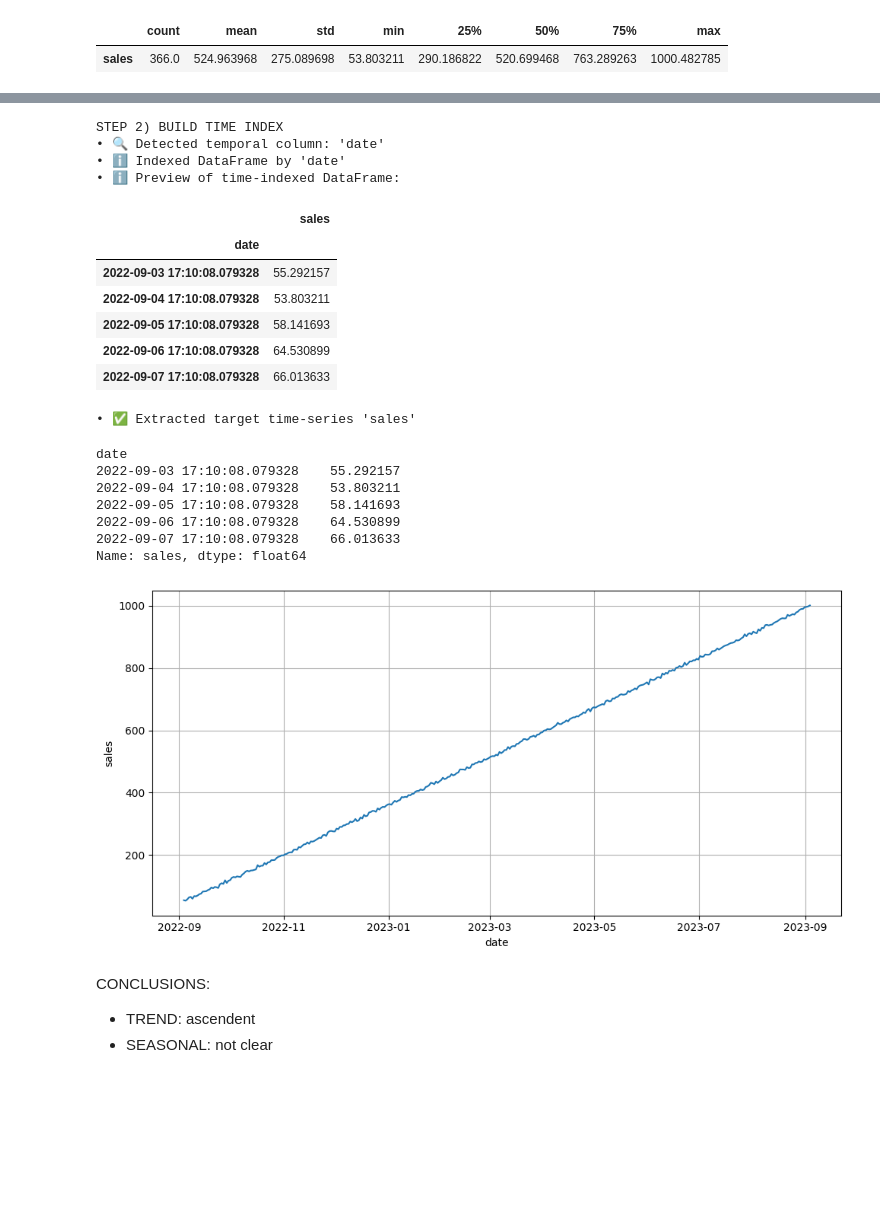
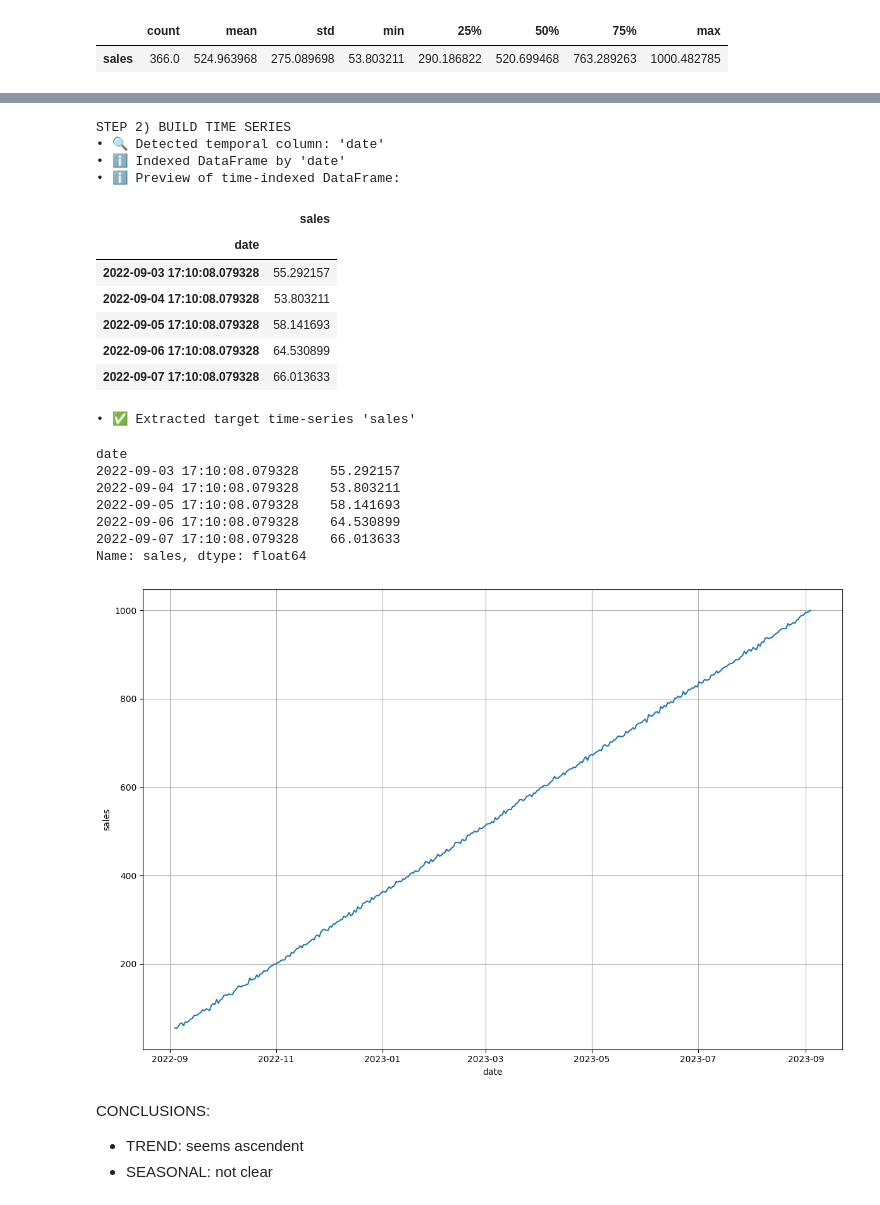
Before and after one commit to cbadil12/time-series-project, a Jupyter notebook: src/explore.ipynb, the cells around one changed output, grey strips where cells are left out. Saved outputs shown, nothing was run; the diff lists cells and outputs as text; code cells hidden in the pictures; blank space fills up the shorter version.

```diff
--- a/src/explore.ipynb
+++ b/src/explore.ipynb
@@ -74,6 +214,9 @@ min_text_avg_words  = 3       # Recommended: >3 words → avoids titles/labels
 min_rows_in_dataset = 75      # Recommended: > 75
 max_numeric_var = 5           # More than 5 is odd for a time-series
 freq_ratio_threshold = 0.7    # Recommended: > 0.7 (values from 0 to 1)
+# Plotting
+figHeight_unit = 8
+figWidth_unit = 12
 # %%
 print("STEP 0) LOAD RAW DATAFRAME")
 
@@ -354,29 +497,7 @@ elif dataset_type == "TIME-SERIES":
         df_S1_freq_ratio = (serie_date_time_diff_S1 == df_S1_most_common_delta).mean()
         # Determine granularity
         df_S1_seconds = df_S1_most_common_delta.total_seconds()
-        if df_S1_seconds < 1:
-            granularity = "sub-second"
-        elif df_S1_seconds >= 1 and df_S1_seconds < 60:
-            granularity = "second"
-        elif df_S1_seconds >= 60 and df_S1_seconds < 3600:
-            granularity = "minute"
-        elif df_S1_seconds >= 3600 and df_S1_seconds < 86400:
-            granularity = "hour"
-        elif df_S1_seconds == 86400:
-            granularity = "day"
-        elif df_S1_seconds > 86400 and df_S1_seconds <= 86400 * 7:
-            granularity = "multi-day"
-        elif df_S1_seconds == 86400 * 7:
-            granularity = "week"
-        elif df_S1_seconds > 86400 * 7 and df_S1_seconds < 86400 * 28:
-            granularity = "weekly-to-monthly"
-        elif df_S1_seconds >= 86400 * 28 and df_S1_seconds <= 86400 * 31:
-            granularity = "month"
-        elif df_S1_seconds > 86400 * 31 and df_S1_seconds <= 86400 * 92:
-            granularity = "quarter"
-        else:
-            granularity = "year-or-more"
-
+        granularity = determine_granularity(df_S1_seconds)
         log(f"Most common interval: {df_S1_most_common_delta} (granularity: {granularity})", level=2, custom_icon="📅")
         log(f"Smallest interval: {df_S1_smallest_delta}", level=2, custom_icon="📅")
         log(f"Frequency consistency ratio: {df_S1_freq_ratio:.3f}", level=2, custom_icon="📅")
@@ -469,8 +595,8 @@ STEP 1) EXPLORE DATAFRAME
 # %%
 # -------------------------------
-# STEP 2) BUILD TIME INDEX
+# STEP 2) BUILD TIME SERIES
 # -------------------------------
-print("STEP 2) BUILD TIME INDEX")
+print("STEP 2) BUILD TIME SERIES")
 
 # Copy previous DataFrame
 df_S2 = df_S1.copy()
@@ -508,39 +634,39 @@ if dataset_type == "TIME-SERIES":
     if len(df_S2_numeric_cols) > 0:
         # Pick the first numeric column as the time-series
         df_S2_numeric_target_col = df_S2_numeric_cols[0]
-        df_timeseries_S2 = df_S2[df_S2_numeric_target_col]
+        df_timeseries_S2 = df_S2[df_S2_numeric_target_col].dropna()
 
         log(f"Extracted target time-series '{df_S2_numeric_target_col}'", type="SUCCESS")
         display(df_timeseries_S2.head(5))
-        fig, axis = plt.subplots(figsize = (10, 5))
+        fig, axis = plt.subplots(figsize = (figWidth_unit, figHeight_unit))
         sns.lineplot(data = df_timeseries_S2)
         plt.grid(True)
         plt.tight_layout()
         plt.show()
     else:
         log("No numeric metrics detected to extract as the main time-series", type="ERROR")
 # %% [output]
-STEP 2) BUILD TIME INDEX
+STEP 2) BUILD TIME SERIES
 • 🔍 Detected temporal column: 'date'
 • ℹ️ Indexed DataFrame by 'date'
 • ℹ️ Preview of time-indexed DataFrame:
 |  | sales |
 | date |  |
 | 2022-09-03 17:10:08.079328 | 55.292157 |
 | 2022-09-04 17:10:08.079328 | 53.803211 |
 | 2022-09-05 17:10:08.079328 | 58.141693 |
 | 2022-09-06 17:10:08.079328 | 64.530899 |
 | 2022-09-07 17:10:08.079328 | 66.013633 |
 • ✅ Extracted target time-series 'sales'
 date
 2022-09-03 17:10:08.079328    55.292157
 2022-09-04 17:10:08.079328    53.803211
 2022-09-05 17:10:08.079328    58.141693
 2022-09-06 17:10:08.079328    64.530899
 2022-09-07 17:10:08.079328    66.013633
 Name: sales, dtype: float64
-[figure, old version]
+[figure, new version]
 # %% [markdown]
 CONCLUSIONS:
-- TREND: ascendent
+- TREND: seems ascendent
 - SEASONAL: not clear
```
Also changed, not shown: parts of 10 cells of this notebook.
